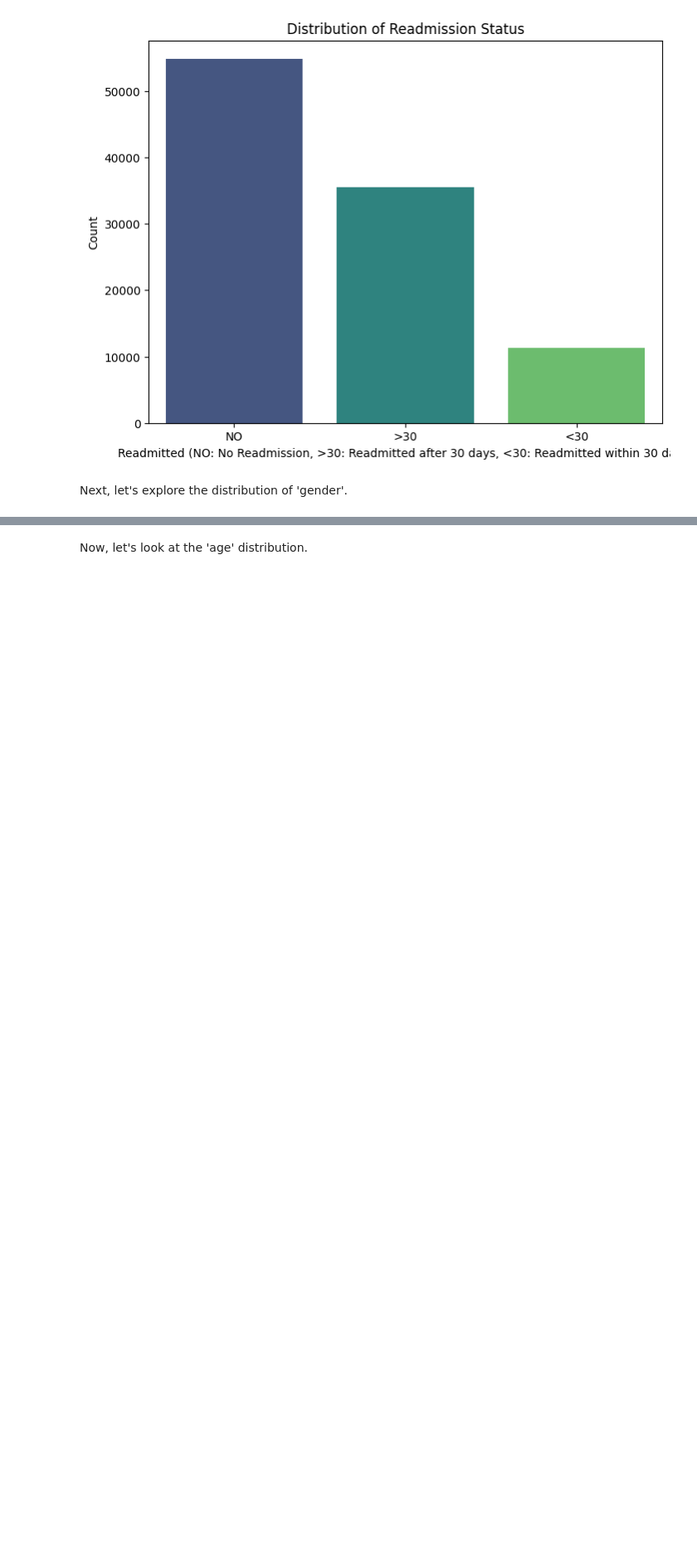
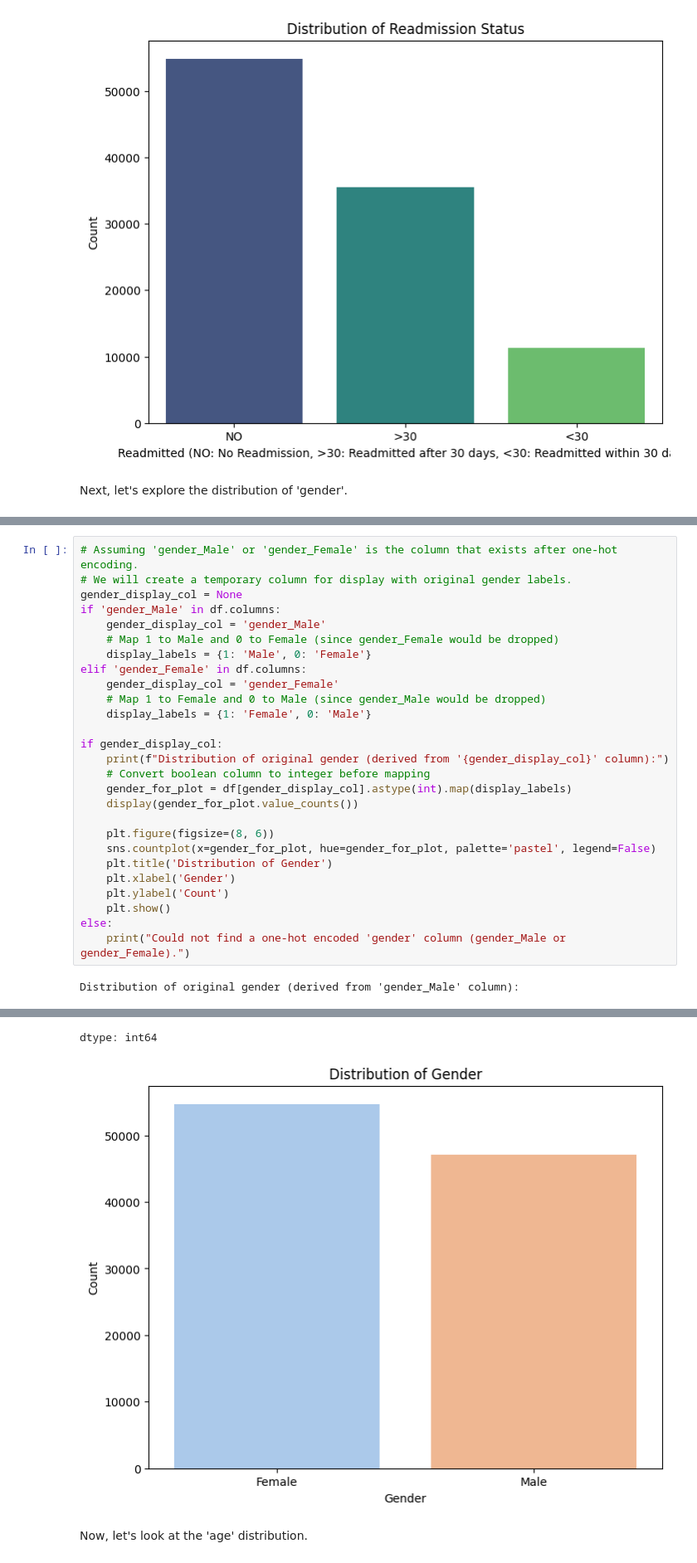
Before and after one commit to aelumalai/b_capstone_assignment_20.1, a Jupyter notebook: capstone_project_assignment_20_1.ipynb, the cells around one changed output, grey strips where cells are left out. Shown at 83% size. Saved outputs shown, nothing was run; the diff lists cells and outputs as text; blank space fills up the shorter version.

```diff
--- a/capstone_project_assignment_20_1.ipynb
+++ b/capstone_project_assignment_20_1.ipynb
@@ -378,0 +443,29 @@ dtype: int64
+# %%
+# Assuming 'gender_Male' or 'gender_Female' is the column that exists after one-hot encoding.
+# We will create a temporary column for display with original gender labels.
+gender_display_col = None
+if 'gender_Male' in df.columns:
+    gender_display_col = 'gender_Male'
+    # Map 1 to Male and 0 to Female (since gender_Female would be dropped)
+    display_labels = {1: 'Male', 0: 'Female'}
+elif 'gender_Female' in df.columns:
+    gender_display_col = 'gender_Female'
+    # Map 1 to Female and 0 to Male (since gender_Male would be dropped)
+    display_labels = {1: 'Female', 0: 'Male'}
+
+if gender_display_col:
+    print(f"Distribution of original gender (derived from '{gender_display_col}' column):")
+    # Convert boolean column to integer before mapping
+    gender_for_plot = df[gender_display_col].astype(int).map(display_labels)
+    display(gender_for_plot.value_counts())
+
+    plt.figure(figsize=(8, 6))
+    sns.countplot(x=gender_for_plot, hue=gender_for_plot, palette='pastel', legend=False)
+    plt.title('Distribution of Gender')
+    plt.xlabel('Gender')
+    plt.ylabel('Count')
+    plt.show()
+else:
+    print("Could not find a one-hot encoded 'gender' column (gender_Male or gender_Female).")
+# %% [output]
+Distribution of original gender (derived from 'gender_Male' column):
@@ -379,3 +476,5 @@ dtype: int64
+dtype: int64
+[figure, added]
 # %% [markdown]
 Now, let's look at the 'age' distribution.
 # %%
```
Also changed, not shown: parts of 37 cells of this notebook.
